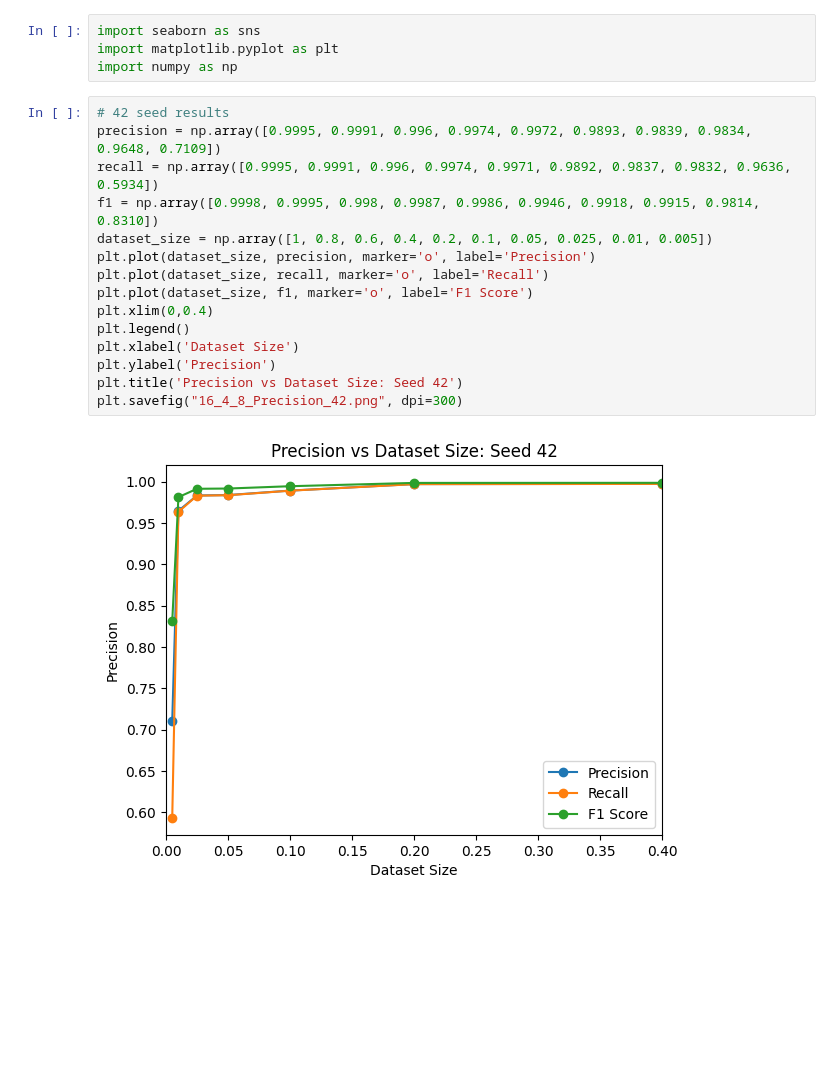
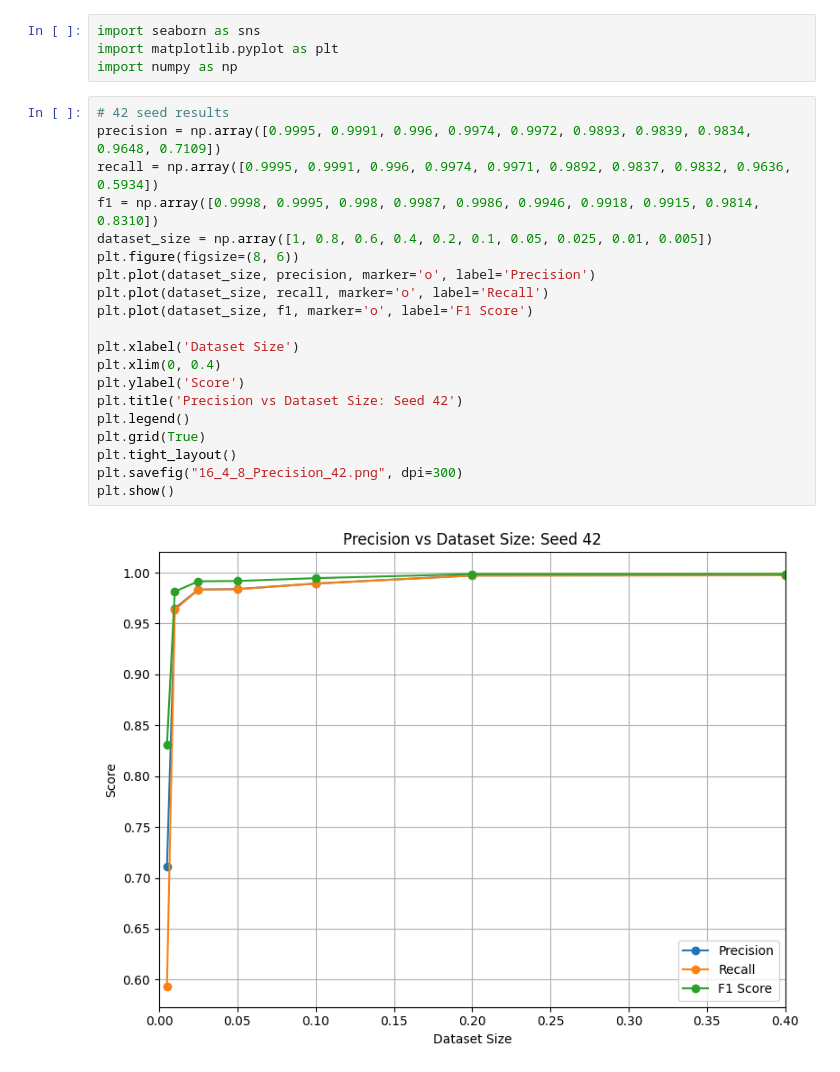
Before and after one commit to Nakul-Rajpal/IoT23-Anomaly-Detection, a Jupyter notebook: results.ipynb, the cells around one changed output. Saved outputs shown, nothing was run; the diff lists cells and outputs as text; blank space fills up the shorter version.

```diff
--- a/results.ipynb
+++ b/results.ipynb
@@ -5,20 +5,25 @@ import numpy as np
 # %%
 # 42 seed results
 precision = np.array([0.9995, 0.9991, 0.996, 0.9974, 0.9972, 0.9893, 0.9839, 0.9834, 0.9648, 0.7109])
 recall = np.array([0.9995, 0.9991, 0.996, 0.9974, 0.9971, 0.9892, 0.9837, 0.9832, 0.9636, 0.5934])
 f1 = np.array([0.9998, 0.9995, 0.998, 0.9987, 0.9986, 0.9946, 0.9918, 0.9915, 0.9814, 0.8310])
 dataset_size = np.array([1, 0.8, 0.6, 0.4, 0.2, 0.1, 0.05, 0.025, 0.01, 0.005])
+plt.figure(figsize=(8, 6))
 plt.plot(dataset_size, precision, marker='o', label='Precision')
 plt.plot(dataset_size, recall, marker='o', label='Recall')
 plt.plot(dataset_size, f1, marker='o', label='F1 Score')
-plt.xlim(0,0.4)
+
+plt.xlabel('Dataset Size')
+plt.xlim(0, 0.4)
+plt.ylabel('Score')
+plt.title('Precision vs Dataset Size: Seed 42')
 plt.legend()
-plt.xlabel('Dataset Size')
-plt.ylabel('Precision')
-plt.title('Precision vs Dataset Size: Seed 42')
+plt.grid(True)
+plt.tight_layout()
 plt.savefig("16_4_8_Precision_42.png", dpi=300)
+plt.show()
 # %% [output]
-[figure, old version]
+[figure, new version]
 # %%
 # 100 seed results
 precision = np.array([0.9992, 0.9987, 0.9864, 0.9953, 0.9836, 0.7186, 0.7114])
```
Also changed, not shown: parts of 4 cells of this notebook, 14 other files.
